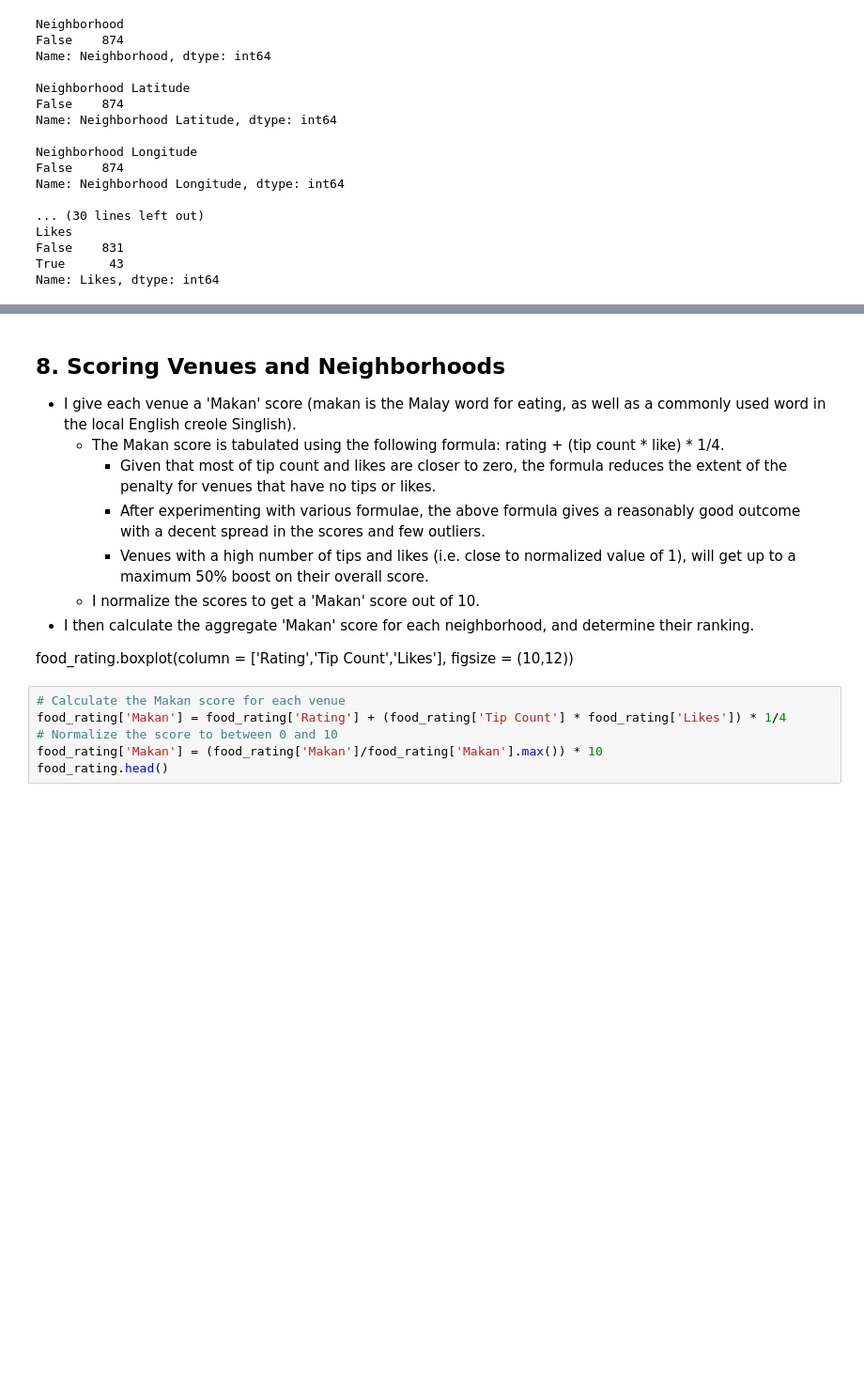
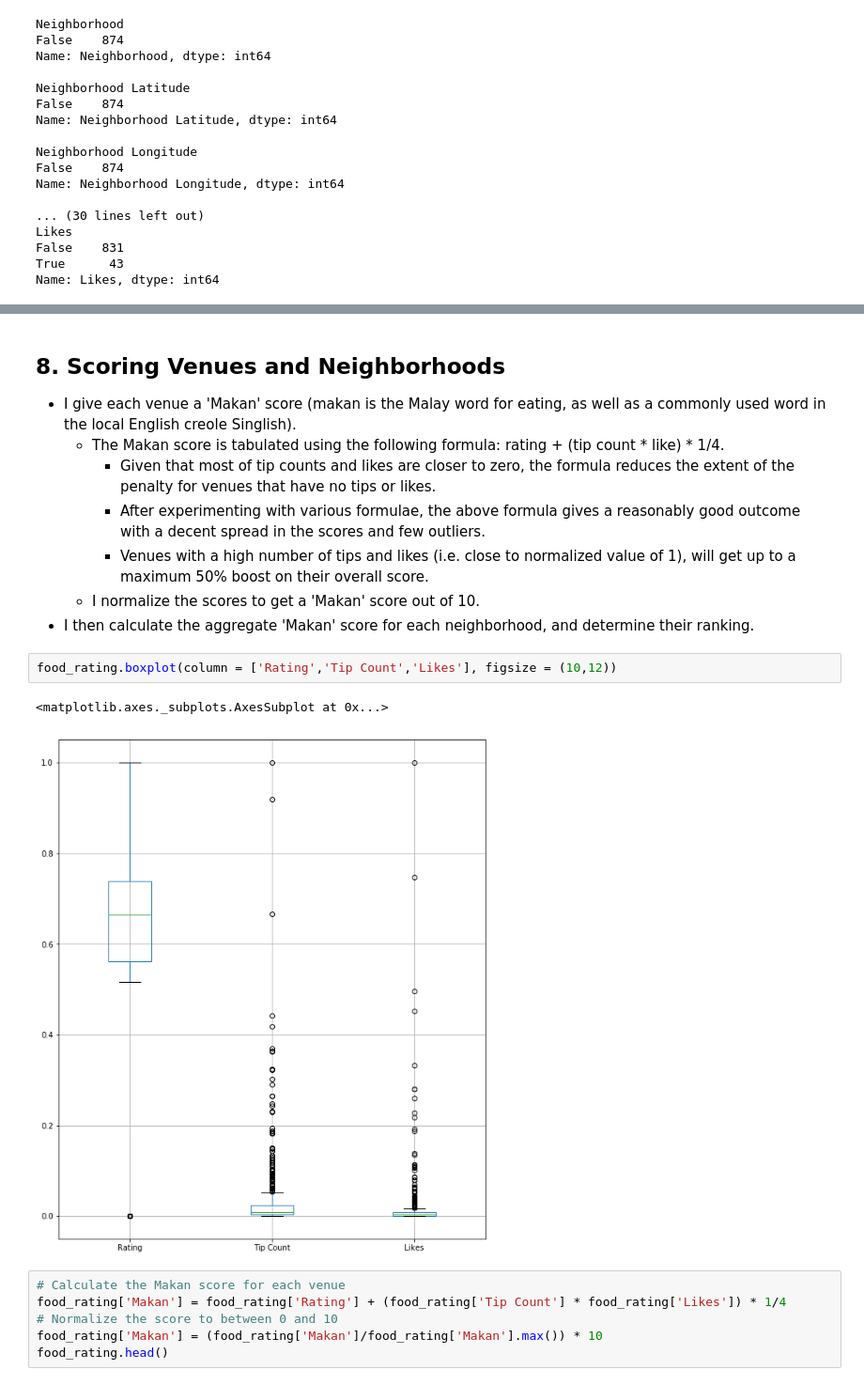
Before and after one commit to jiantleman/Coursera_Capstone, a Jupyter notebook: Capstone Project - The Battle of Neighborhoods.ipynb, the cells around one changed output, grey strips where cells are left out. Shown at 94% size. Saved outputs shown, nothing was run; the diff lists cells and outputs as text; blank space fills up the shorter version.

```diff
--- a/Capstone Project - The Battle of Neighborhoods.ipynb
+++ b/Capstone Project - The Battle of Neighborhoods.ipynb
@@ -544,13 +544,16 @@ food_rating.head()
 ## 8. Scoring Venues and Neighborhoods
 * I give each venue a 'Makan' score (makan is the Malay word for eating, as well as a commonly used word in the local English creole Singlish).
     * The Makan score is tabulated using the following formula: rating + (tip count * like) * 1/4.
-        * Given that most of tip count and likes are closer to zero, the formula reduces the extent of the penalty for venues that have no tips or likes.
+        * Given that most of tip counts and likes are closer to zero, the formula reduces the extent of the penalty for venues that have no tips or likes.
         * After experimenting with various formulae, the above formula gives a reasonably good outcome with a decent spread in the scores and few outliers.
         * Venues with a high number of tips and likes (i.e. close to normalized value of 1), will get up to a maximum 50% boost on their overall score.
     * I normalize the scores to get a 'Makan' score out of 10.
 * I then calculate the aggregate 'Makan' score for each neighborhood, and determine their ranking.
-
-food_rating.boxplot(column = ['Rating','Tip Count','Likes'], figsize = (10,12))
+# %%
+food_rating.boxplot(column = ['Rating','Tip Count','Likes'], figsize = (10,12))
+# %% [output]
+<matplotlib.axes._subplots.AxesSubplot at 0x...>
+[figure, added]
 # %%
 # Calculate the Makan score for each venue
 food_rating['Makan'] = food_rating['Rating'] + (food_rating['Tip Count'] * food_rating['Likes']) * 1/4
```
Also changed, not shown: parts of 4 cells of this notebook.
